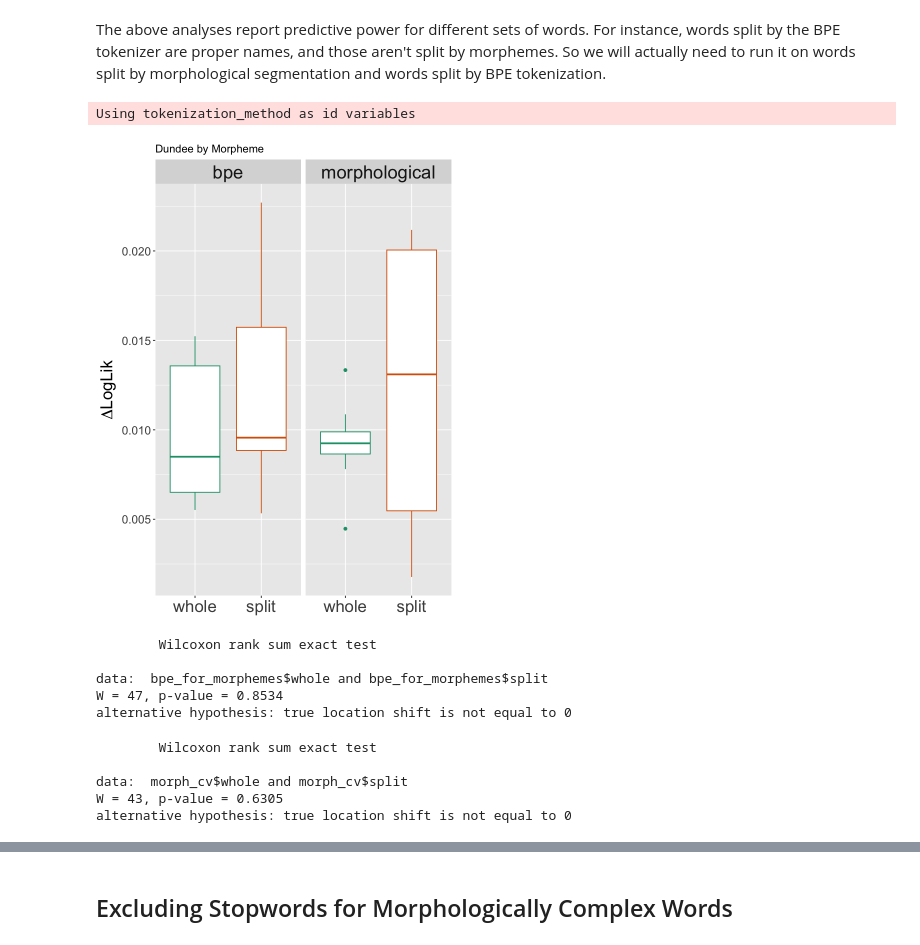
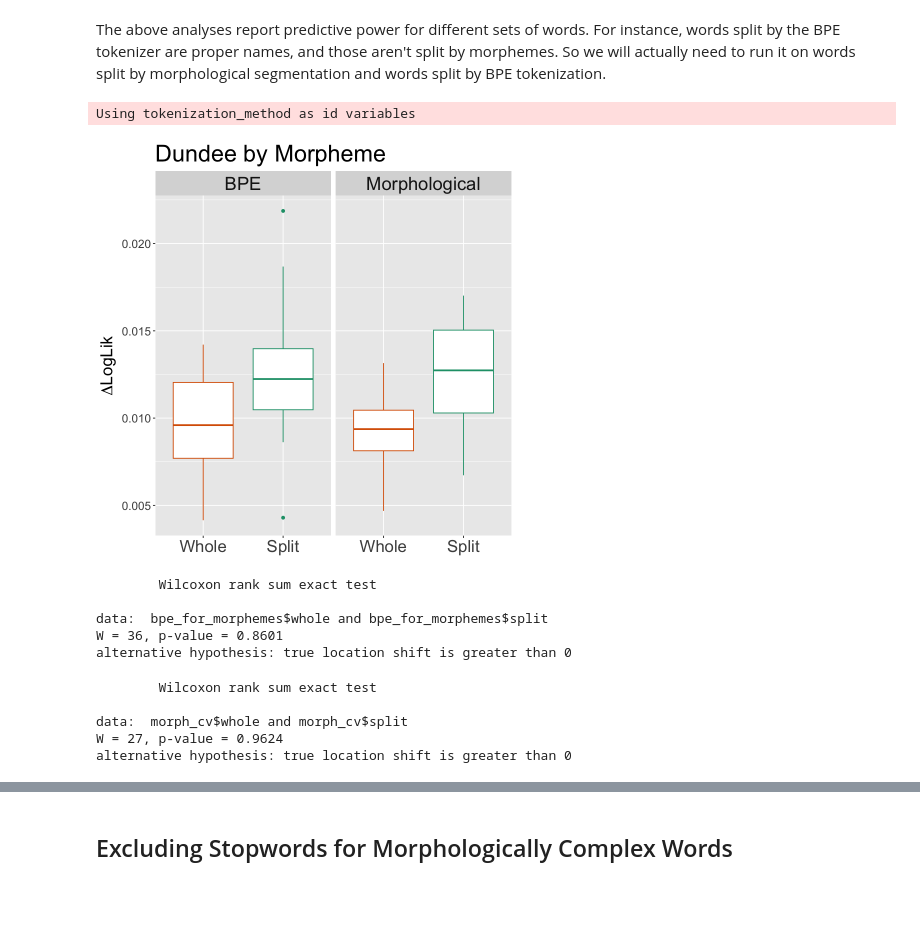
Before and after one commit to sathvikn/dl-psych-tokenization, a Jupyter notebook: regression_analysis.ipynb, the cells around one changed output, grey strips where cells are left out. Drawn from its saved outputs; the diff is of its cells as text; code cells hidden in the pictures; blank space fills up the shorter version.

```diff
--- a/regression_analysis.ipynb
+++ b/regression_analysis.ipynb
@@ -508,37 +510,52 @@ dundee_morph$bpe_tokens <- lapply(dundee_morph$token_uid, other_tokens, df = dun
 natural_stories_bpe$morph_tokens <- lapply(natural_stories_bpe$token_uid, other_tokens, df = natural_stories_morph)
 # %%
 natural_stories_morph$bpe_tokens <- lapply(natural_stories_morph$token_uid, other_tokens, df = natural_stories_bpe)
+# %%
+format_for_boxplot <- function(combined_cv) {
+    combined_cv <- combined_cv %>%
+        mutate(tokenization_method = ifelse(tokenization_method == "orthographic", "Orthographic",
+                                    ifelse(tokenization_method == "bpe", "BPE",
+                                            ifelse(tokenization_method == "morphological", "Morphological", tokenization_method))))
+    combined_cv <- combined_cv %>%
+            mutate(split = ifelse(split == "whole", "Whole",
+                                ifelse(split == "split", "Split", split)))
+    combined_cv
+}
 # %%
 bpe_for_morphemes <- cv_by_split(dundee_bpe, et_control_formula, et_surprisal_formula, "bpe", "morph_tokens")
 morph_cv <- cv_by_split(dundee_morph, et_control_formula, et_surprisal_formula, "morphological", "num_tokens")
 
 combined_cv <- rbind(bpe_for_morphemes, morph_cv)
 combined_cv <- melt(combined_cv) %>% rename(split = variable)
-plt <- ggplot(combined_cv, aes(x = split, y = value, color = split)) + geom_boxplot()
-plt <- plt + ylab(expression(paste(Delta, "LogLik"))) + ggtitle("Dundee by Morpheme")
+
+combined_cv <- format_for_boxplot(combined_cv)
+
+plt <- ggplot(combined_cv, aes(x = factor(split, levels = c(sort(unique(split), decreasing = TRUE))), y = value, color = split)) + geom_boxplot()
+plt <- plt + ylab(expression(paste(Delta, "LogLik"))) + labs(title = "Dundee by Morpheme") + theme(plot.title =
+                                                                                       element_text(size = 28))
 theme <- theme(axis.title = element_text(size = 20), axis.title.x = element_blank(), axis.text.x = element_text(size = 20),
                axis.text.y = element_text(size = 14),
                strip.text.x = element_text(size = 22), legend.position = "none")
 plt + facet_grid(. ~tokenization_method) + theme + labs(fill = "tokenization_method") + scale_color_brewer(palette = "Dark2")
 # %% [output]
 Using tokenization_method as id variables
-[figure, old version]
+[figure, new version]
 # %%
-wilcox.test(bpe_for_morphemes$whole, bpe_for_morphemes$split)
+wilcox.test(bpe_for_morphemes$whole, bpe_for_morphemes$split, alternative = "greater")
 # %% [output]
         Wilcoxon rank sum exact test
 
 data:  bpe_for_morphemes$whole and bpe_for_morphemes$split
-W = 47, p-value = 0.8534
-alternative hypothesis: true location shift is not equal to 0
+W = 36, p-value = 0.8601
+alternative hypothesis: true location shift is greater than 0
 # %%
-wilcox.test(morph_cv$whole, morph_cv$split)
+wilcox.test(morph_cv$whole, morph_cv$split, alternative = "greater")
 # %% [output]
         Wilcoxon rank sum exact test
 
 data:  morph_cv$whole and morph_cv$split
-W = 43, p-value = 0.6305
-alternative hypothesis: true location shift is not equal to 0
+W = 27, p-value = 0.9624
+alternative hypothesis: true location shift is greater than 0
 # %%
 bpe_for_morphemes <- cv_by_split(natural_stories_bpe, spr_control_formula, spr_surprisal_formula, "bpe", "morph_tokens")
 morph_cv <- cv_by_split(natural_stories_morph, spr_control_formula, spr_surprisal_formula, "morphological", "num_tokens")
```
Also changed, not shown: parts of 20 cells of this notebook, 1 other file.
